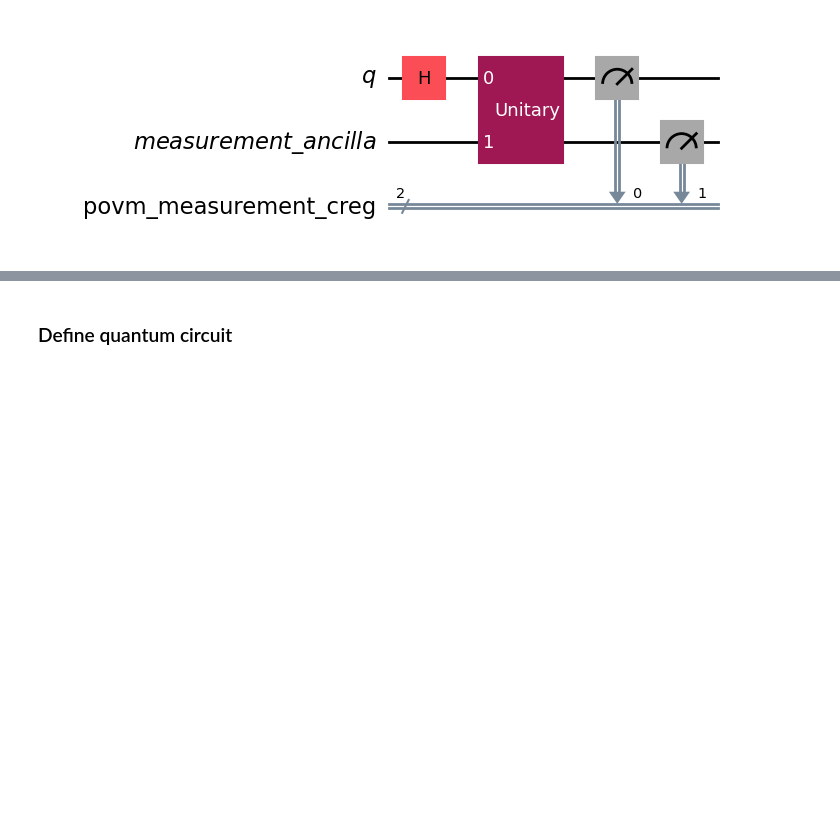
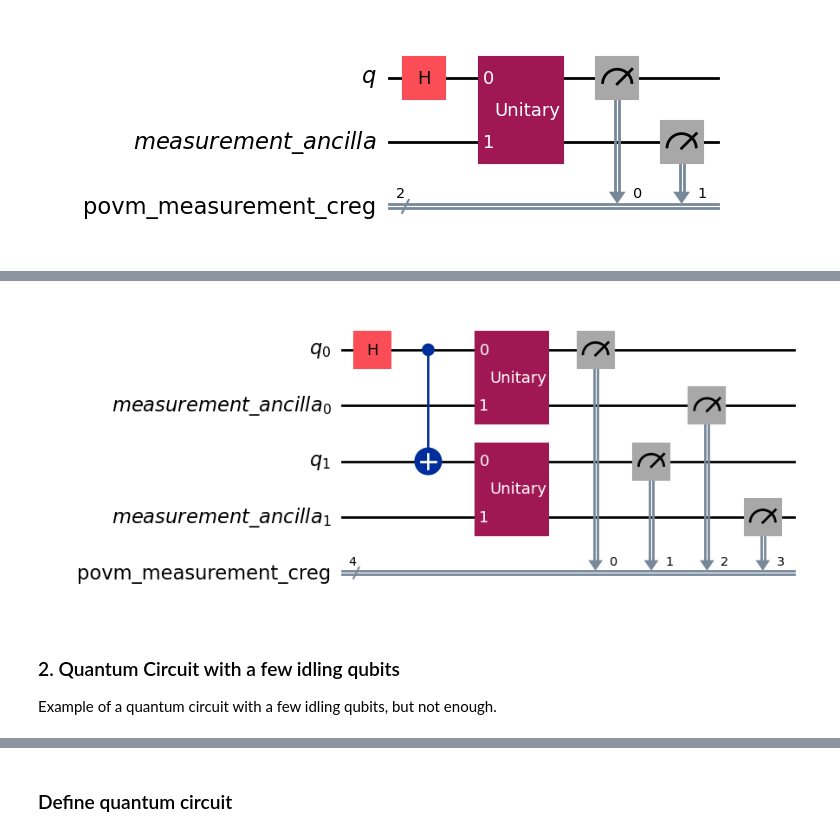
Before and after one commit to qiskit-community/povm-toolbox, a Jupyter notebook: docs/tutorials/dilation.ipynb, the cells around one changed output, grey strips where cells are left out. Cells and saved outputs as stored; diff of their text form; code cells hidden in the pictures; blank space fills up the shorter version.

```diff
--- a/docs/tutorials/dilation.ipynb
+++ b/docs/tutorials/dilation.ipynb
@@ -39,0 +50,10 @@ Example of a quantum circuit without ancilla qubits before transpilation.
+# %%
+povm = DilationMeasurements(num_qubits=2, parameters=sic_parameters, measurement_layout=[0, 1])
+
+povm.compose_circuits(qc).draw("mpl", wire_order=[0, 2, 1, 3])
+# %% [output]
+[figure, added]
+# %% [markdown]
+### 2. Quantum Circuit with a few idling qubits
+
+Example of a quantum circuit with a few idling qubits, but not enough.
```
Also changed, not shown: parts of 47 cells of this notebook, 1 other file.
